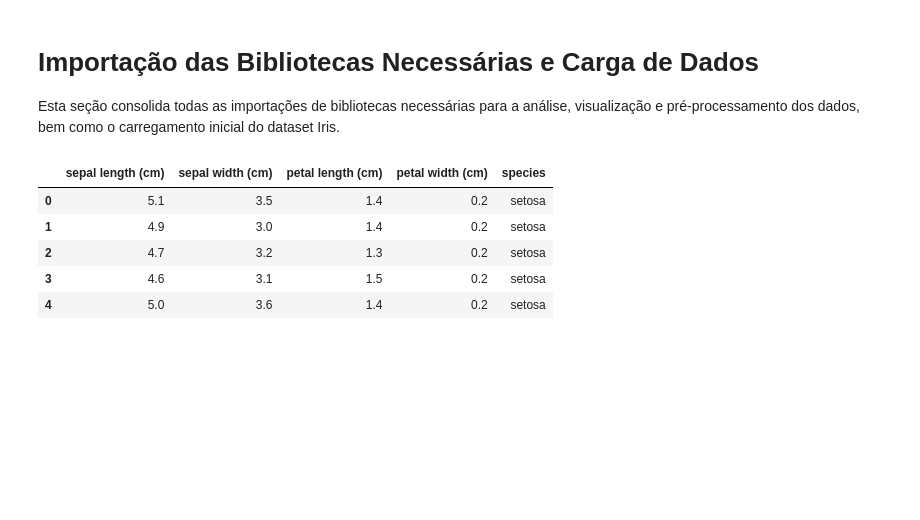
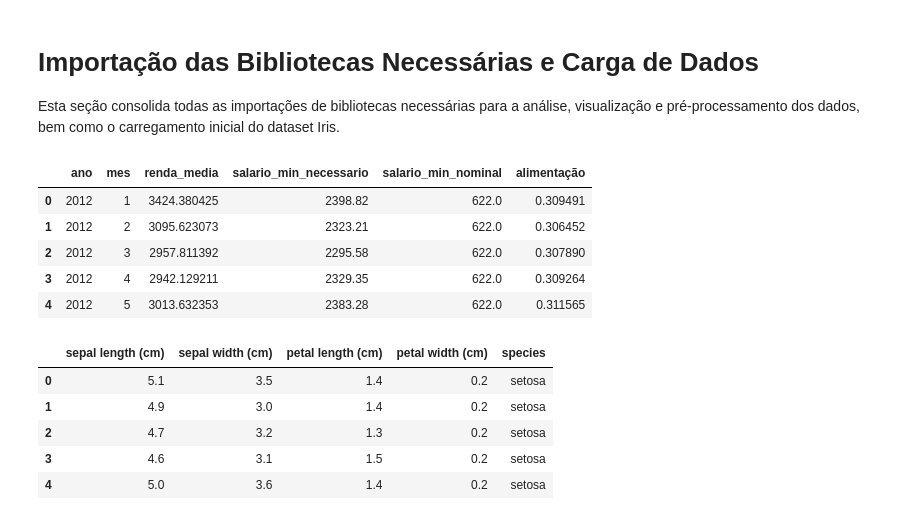
Before and after one commit to MonneratRJ/mvp-inflacao, a Jupyter notebook: notebooks/analysis.ipynb, the cells around one changed output. Cells and saved outputs as stored; diff of their text form; code cells hidden in the pictures; blank space fills up the shorter version.

```diff
--- a/notebooks/analysis.ipynb
+++ b/notebooks/analysis.ipynb
@@ -75,3 +103,29 @@ iris = load_iris()
+# %%
+# FIPE IPC
+fipe = pd.read_csv("../data/processed/fipe_ipc_199406.csv")
+fipe['mes'] = fipe['mes'].astype(int)
+fipe['ano'] = fipe['ano'].astype(int)
+
+# DIEESE (padroniza mês para número)
+sm = pd.read_csv("../data/processed/salario_minimo_dieese.csv")
+sm['mes'] = sm['mes'].astype(int)
+sm['ano'] = sm['ano'].astype(int)
+
+# IBGE/SIDRA (suporte para duas formas: date/value ou ano/mes/renda_media)
+ibge = pd.read_csv("../data/processed/tabela_6388_monthly.csv")
+
+# Exemplo de merge por ano+mes
+base = (ibge[['ano','mes','renda_media']]
+        .merge(sm[['ano','mes','salario_min_necessario','salario_min_nominal']], on=['ano','mes'], how='left')
+        .merge(fipe[['ano','mes','habitação','alimentação','transporte','despesas pessoais','saúde','vestuário','educação','geral']], on=['ano','mes'], how='left'))
+base.head()
+# %% [output]
+|  | ano | mes | renda_media | salario_min_necessario | salario_min_nominal | alimentação |
+| 0 | 2012 | 1 | 3424.380425 | 2398.82 | 622.0 | 0.309491 |
+| 1 | 2012 | 2 | 3095.623073 | 2323.21 | 622.0 | 0.306452 |
+| 2 | 2012 | 3 | 2957.811392 | 2295.58 | 622.0 | 0.307890 |
+| 3 | 2012 | 4 | 2942.129211 | 2329.35 | 622.0 | 0.309264 |
+| 4 | 2012 | 5 | 3013.632353 | 2383.28 | 622.0 | 0.311565 |
 # %%
 # guardo o dataset em um dataframe
 df = pd.DataFrame(data=iris.data, columns=iris.feature_names)
```
Also changed, not shown: parts of 8 cells of this notebook, 9 other files.
